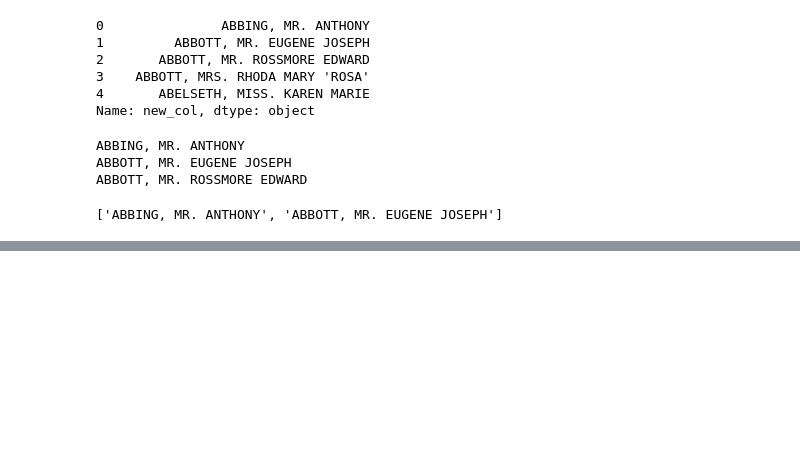
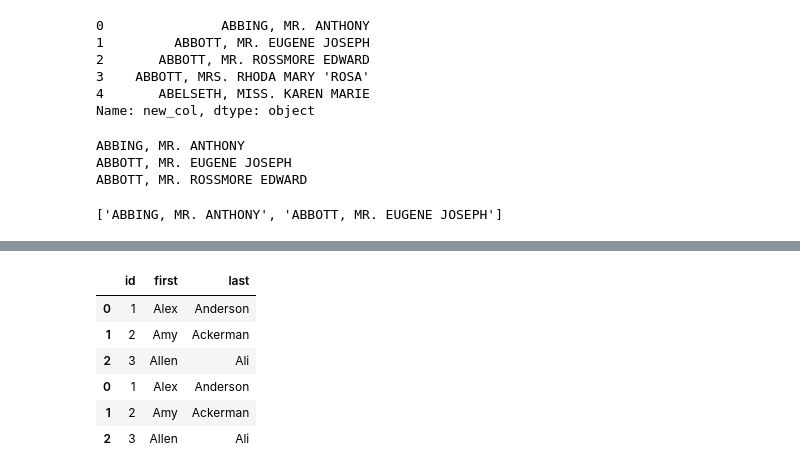
Before and after one commit to PrajwalLuitel/lambton_college_assessments, a Jupyter notebook: python_v2/class_practice/practice4.ipynb, the cells around one changed output, grey strips where cells are left out. Cells and saved outputs as stored; diff of their text form; code cells hidden in the pictures; blank space fills up the shorter version.

```diff
--- a/python_v2/class_practice/practice4.ipynb
+++ b/python_v2/class_practice/practice4.ipynb
@@ -487,0 +503,10 @@ ABBOTT, MR. ROSSMORE EDWARD
+# %%
+pd.concat([data_a, data_b], axis=0)
+# %% [output]
+|  | id | first | last |
+| 0 | 1 | Alex | Anderson |
+| 1 | 2 | Amy | Ackerman |
+| 2 | 3 | Allen | Ali |
+| 0 | 1 | Alex | Anderson |
+| 1 | 2 | Amy | Ackerman |
+| 2 | 3 | Allen | Ali |
```
Also changed, not shown: parts of 6 cells of this notebook.
